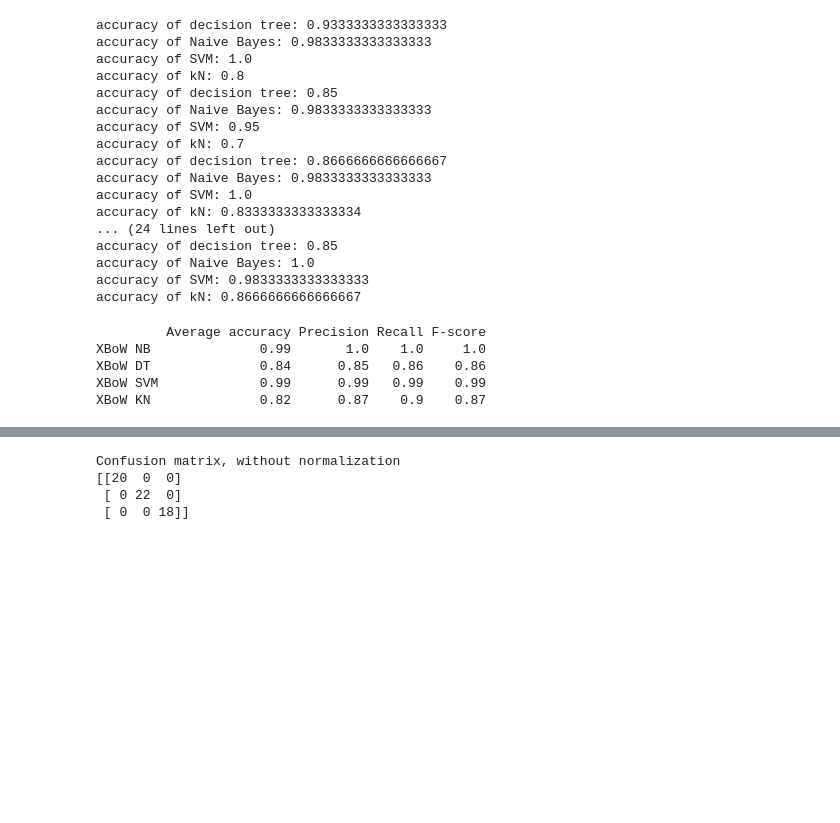
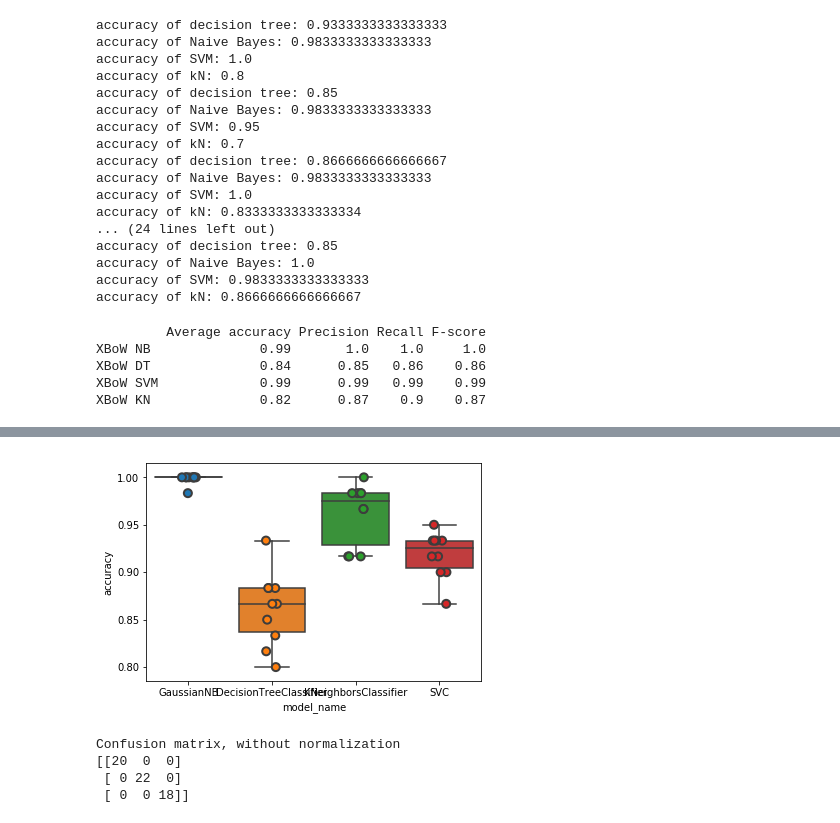
Before and after one commit to rashinagpal/NLP-Guttenberg-Classification, a Jupyter notebook: Classification.ipynb, the cells around one changed output, grey strips where cells are left out. Saved outputs shown, nothing was run; the diff lists cells and outputs as text; code cells hidden in the pictures; blank space fills up the shorter version.

```diff
--- a/Classification.ipynb
+++ b/Classification.ipynb
@@ -439,0 +450,25 @@ plt.show()
+# %%
+#Accuracy evaluation in ten fold Cross Validation for TFiDF
+models = [
+    GaussianNB(),
+    DecisionTreeClassifier(criterion = "gini", random_state = 100,
+                               max_depth=3, min_samples_leaf=5),
+    KNeighborsClassifier(n_neighbors=3),
+    svm.SVC(gamma='scale'),
+]
+CV = 10
+cv_df = pd.DataFrame(index=range(CV * len(models)))
+entries = []
+for model in models:
+  model_name = model.__class__.__name__
+  accuracies = cross_val_score(model, XTfidf, y, scoring='accuracy', cv=CV)
+  for fold_idx, accuracy in enumerate(accuracies):
+    entries.append((model_name, fold_idx, accuracy))
+cv_df_TFiDF = pd.DataFrame(entries, columns=['model_name', 'fold_idx', 'accuracy'])
+import seaborn as sns
+sns.boxplot(x='model_name', y='accuracy', data=cv_df_TFiDF)
+sns.stripplot(x='model_name', y='accuracy', data=cv_df_TFiDF,
+              size=8, jitter=True, edgecolor="gray", linewidth=2)
+plt.show()
+# %% [output]
+[figure, added]
```
Also changed, not shown: parts of 5 cells of this notebook.
